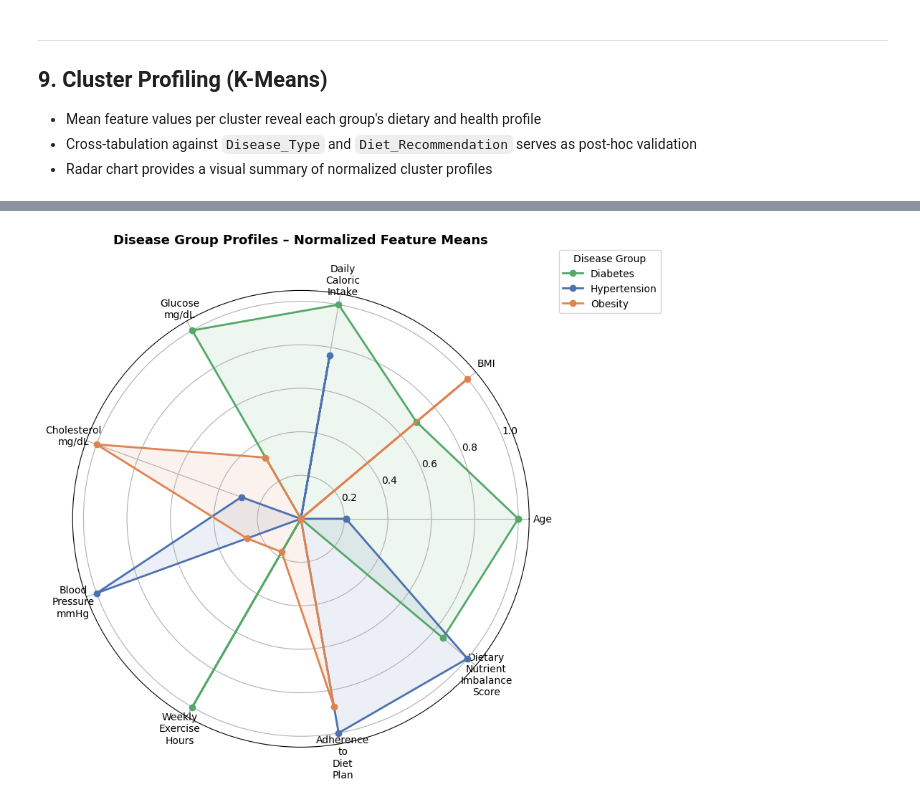
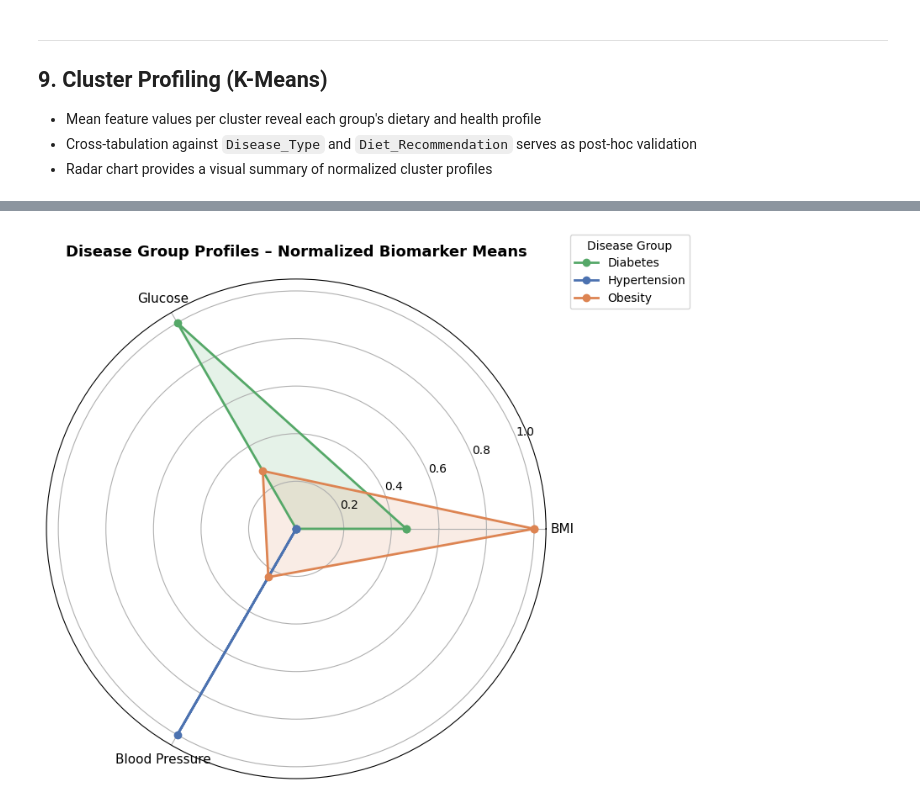
Before and after one commit to Fahad-Nawar/disease-subgroup-discovery, a Jupyter notebook: dietary_analysis.ipynb, the cells around one changed output, grey strips where cells are left out. Drawn from its saved outputs; the diff is of its cells as text; code cells hidden in the pictures.

```diff
--- a/dietary_analysis.ipynb
+++ b/dietary_analysis.ipynb
@@ -140,16 +139,12 @@ Name: count, dtype: int64
 # %%
-# Correlation heatmap — all numerical columns in the dataset
-num_cols = ["Age", "Weight_kg", "Height_cm", "BMI", "Daily_Caloric_Intake",
-            "Cholesterol_mg/dL", "Blood_Pressure_mmHg", "Glucose_mg/dL",
-            "Weekly_Exercise_Hours", "Adherence_to_Diet_Plan",
-            "Dietary_Nutrient_Imbalance_Score"]
+# Correlation heatmap — the three biomarkers
+num_cols = ["BMI", "Glucose_mg/dL", "Blood_Pressure_mmHg"]
 
-plt.figure(figsize=(12, 9))
+plt.figure(figsize=(7, 5))
 corr = df[num_cols].corr()
-mask = np.triu(np.ones_like(corr, dtype=bool))
-sns.heatmap(corr, mask=mask, annot=True, fmt=".2f", cmap="coolwarm",
-            linewidths=0.5, vmin=-1, vmax=1)
-plt.title("Correlation Matrix – Numerical Features", fontsize=14, fontweight="bold")
+sns.heatmap(corr, annot=True, fmt=".2f", cmap="coolwarm",
+            linewidths=0.5, vmin=-1, vmax=1, square=True)
+plt.title("Correlation Matrix – Three Biomarkers", fontsize=13, fontweight="bold")
 plt.tight_layout()
 plt.savefig("eda_correlation.png", dpi=150)
 plt.show()
@@ -171,20 +164,11 @@ print("\n" + "=" * 60)
 print("PREPROCESSING")
 print("=" * 60)
 
-# Patient_ID dropped — identifier
 # Disease_Type saved for post-hoc validation only
-# Gender & Preferred_Cuisine excluded — no medical link to disease groups
 labels_disease = df["Disease_Type"].copy()
 
-# 9 clinically relevant numerical features
-# Removed: Weight_kg (r=0.80 with BMI), Height_cm (near-zero corr with everything)
-numerical = [
-    "Age", "BMI", "Daily_Caloric_Intake",
-    "Cholesterol_mg/dL", "Blood_Pressure_mmHg", "Glucose_mg/dL",
-    "Weekly_Exercise_Hours", "Adherence_to_Diet_Plan",
-    "Dietary_Nutrient_Imbalance_Score"
-]
-
+# Three clinically relevant biomarkers
+numerical = ["BMI", "Glucose_mg/dL", "Blood_Pressure_mmHg"]
 df_encoded = df[numerical].copy()
 
 print(f"Features ({len(numerical)}): {numerical}")
@@ -772,36 +759,33 @@ Cluster purity:
 # %%
 # Radar chart — disease group profiles (normalized 0–1)
-radar_features = ["Age", "BMI", "Daily_Caloric_Intake",
-                  "Glucose_mg/dL", "Cholesterol_mg/dL",
-                  "Blood_Pressure_mmHg", "Weekly_Exercise_Hours",
-                  "Adherence_to_Diet_Plan", "Dietary_Nutrient_Imbalance_Score"]
+radar_features = ["BMI", "Glucose_mg/dL", "Blood_Pressure_mmHg"]
 
 profile_radar = df_result.groupby("Disease_Group")[radar_features].mean()
 profile_norm  = pd.DataFrame(
     MinMaxScaler().fit_transform(profile_radar),
     columns=radar_features,
     index=profile_radar.index
 )
 
 angles = np.linspace(0, 2 * np.pi, len(radar_features), endpoint=False).tolist()
 angles += angles[:1]
 
 disease_colors = {"Hypertension": "#4C72B0", "Obesity": "#DD8452", "Diabetes": "#55A868"}
 
-fig, ax = plt.subplots(figsize=(9, 9), subplot_kw=dict(polar=True))
+fig, ax = plt.subplots(figsize=(8, 8), subplot_kw=dict(polar=True))
 for disease, row in profile_norm.iterrows():
     color = disease_colors.get(disease, "#888888")
     vals  = row.tolist() + row.tolist()[:1]
     ax.plot(angles, vals, "o-", linewidth=2, label=disease, color=color)
-    ax.fill(angles, vals, alpha=0.1, color=color)
+    ax.fill(angles, vals, alpha=0.15, color=color)
 
 ax.set_xticks(angles[:-1])
-ax.set_xticklabels([f.replace("_", "\n") for f in radar_features], size=10)
-ax.set_title("Disease Group Profiles – Normalized Feature Means",
+ax.set_xticklabels(["BMI", "Glucose", "Blood Pressure"], size=11)
+ax.set_title("Disease Group Profiles – Normalized Biomarker Means",
              size=13, fontweight="bold", pad=20)
 ax.legend(loc="upper right", bbox_to_anchor=(1.3, 1.1), title="Disease Group")
 plt.tight_layout()
 plt.savefig("cluster_profiles_radar.png", dpi=150)
 plt.show()
 # %% [output]
-[figure, old version]
+[figure, new version]
```
Also changed, not shown: parts of 24 cells of this notebook, 20 other files.
